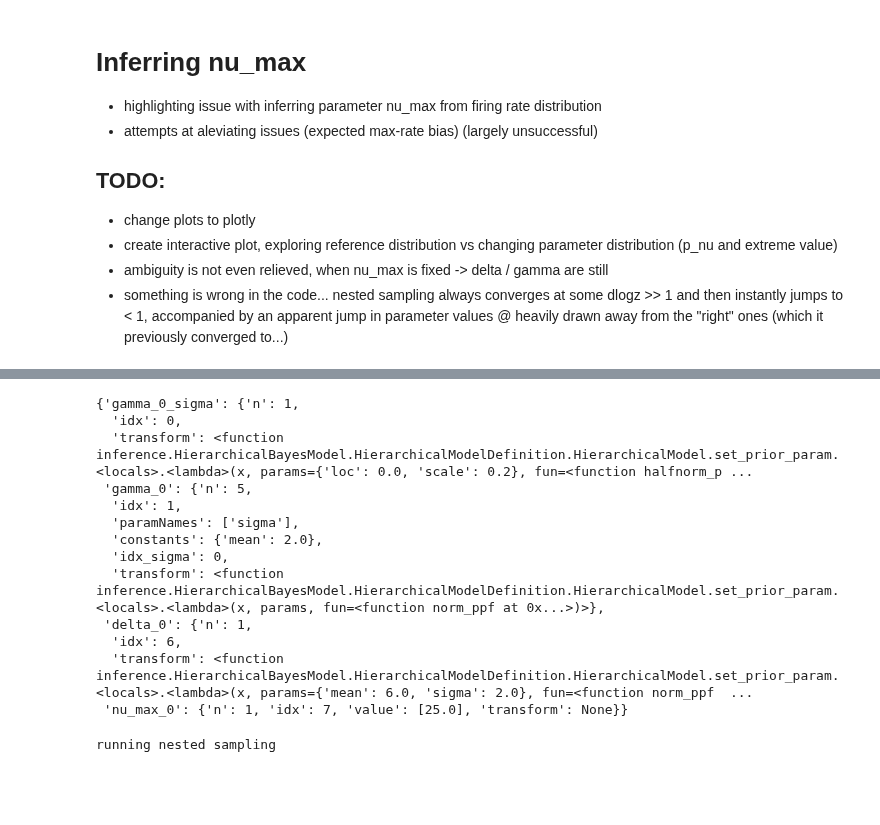
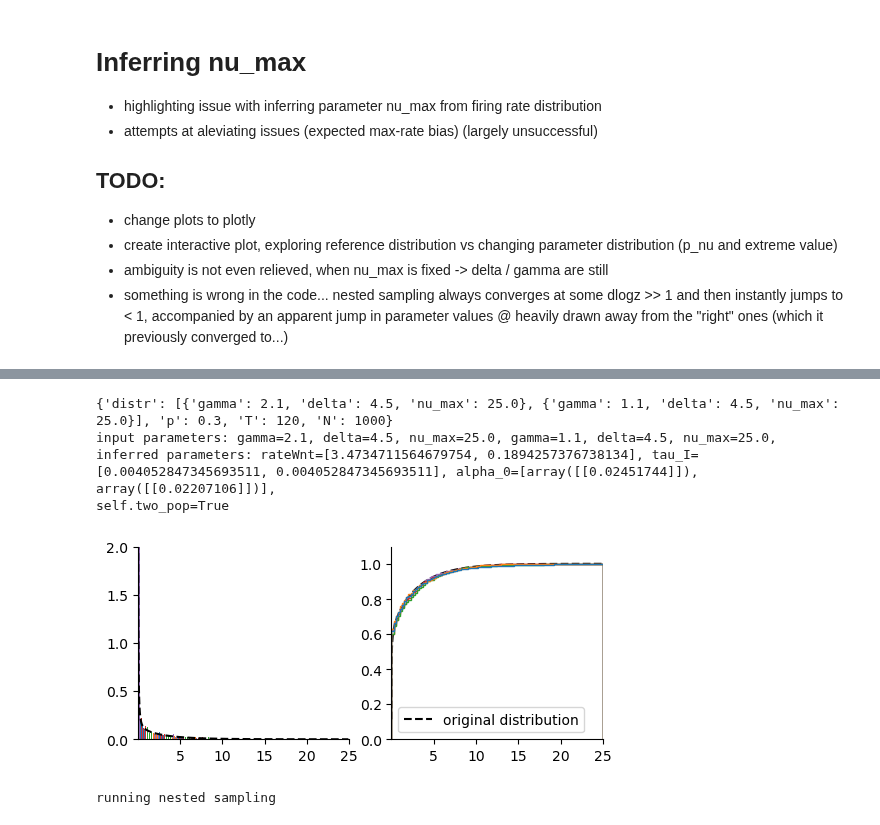
Before and after one commit to woxxel/DarkMatter, a Jupyter notebook: notebooks/test_logp.ipynb, the cells around one changed output, grey strips where cells are left out. Drawn from its saved outputs; the diff is of its cells as text; code cells hidden in the pictures; blank space fills up the shorter version.

```diff
--- a/notebooks/test_logp.ipynb
+++ b/notebooks/test_logp.ipynb
@@ -167,20 +31,3 @@ norm_ppf_ = lambda x : norm_ppf(x, loc=2.0, scale=1.0)
-# %%
-# BM.priors_init
-BM.priors
-# %% [output]
-{'gamma_0_sigma': {'n': 1,
-  'idx': 0,
-  'transform': <function inference.HierarchicalBayesModel.HierarchicalModelDefinition.HierarchicalModel.set_prior_param.<locals>.<lambda>(x, params={'loc': 0.0, 'scale': 0.2}, fun=<function halfnorm_p ...
- 'gamma_0': {'n': 5,
-  'idx': 1,
-  'paramNames': ['sigma'],
-  'constants': {'mean': 2.0},
-  'idx_sigma': 0,
-  'transform': <function inference.HierarchicalBayesModel.HierarchicalModelDefinition.HierarchicalModel.set_prior_param.<locals>.<lambda>(x, params, fun=<function norm_ppf at 0x...>)>},
- 'delta_0': {'n': 1,
-  'idx': 6,
-  'transform': <function inference.HierarchicalBayesModel.HierarchicalModelDefinition.HierarchicalModel.set_prior_param.<locals>.<lambda>(x, params={'mean': 6.0, 'sigma': 2.0}, fun=<function norm_ppf  ...
- 'nu_max_0': {'n': 1, 'idx': 7, 'value': [25.0], 'transform': None}}
 # %%
 def set_likelihood(
     mP,
@@ -215,6 +62,24 @@ def set_likelihood(
     )
 
     return BM, my_prior_transform, my_likelihood
+# %%
+ref_values = {
+    "distr": [
+        {"gamma": 2.1, "delta": 4.5, "nu_max": 25.0},
+        {"gamma": 1.1, "delta": 4.5, "nu_max": 25.0},
+    ],
+    "p": 0.3,
+    "T": 120,
+    "N": 1000,
+}
+mP = ModelParams(mode="artificial", parameter=ref_values, nAnimals=5)
+mP.plot_rates()
+# %% [output]
+{'distr': [{'gamma': 2.1, 'delta': 4.5, 'nu_max': 25.0}, {'gamma': 1.1, 'delta': 4.5, 'nu_max': 25.0}], 'p': 0.3, 'T': 120, 'N': 1000}
+input parameters: gamma=2.1, delta=4.5, nu_max=25.0, gamma=1.1, delta=4.5, nu_max=25.0,
+inferred parameters: rateWnt=[3.4734711564679754, 0.1894257376738134], tau_I=[0.004052847345693511, 0.004052847345693511], alpha_0=[array([[0.02451744]]), array([[0.02207106]])],
+self.two_pop=True
+[figure, new version]
 # %%
 BM, res, sampler = run_sampling(
     mP.spike_counts,
```
Also changed, not shown: parts of 14 cells of this notebook, 6 other files.
